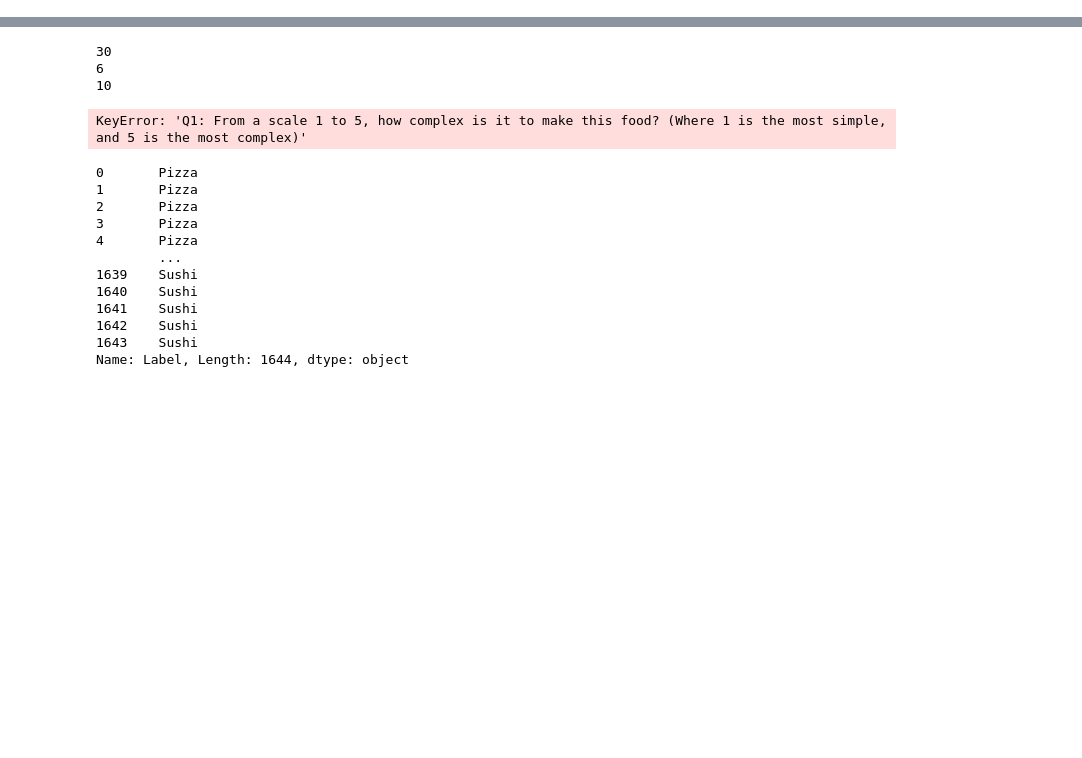
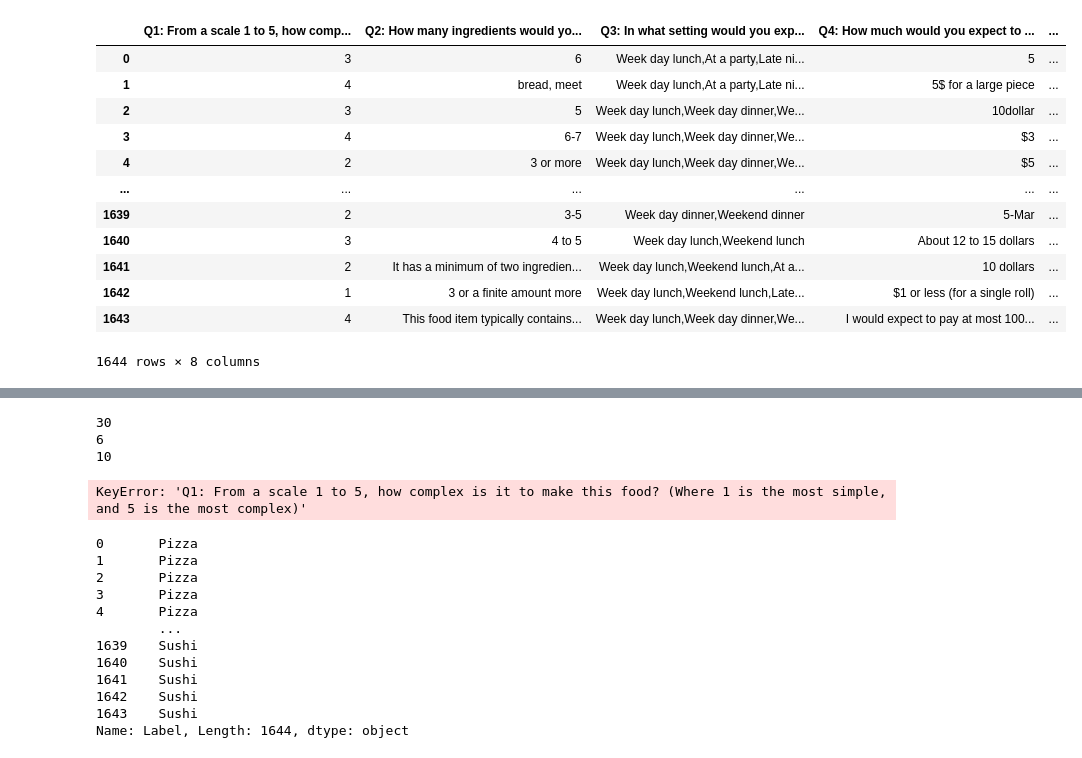
Before and after one commit to jamdays/311-Project-, a Jupyter notebook: cleaning_data.ipynb, the cells around one changed output, grey strips where cells are left out. Cells and saved outputs as stored; diff of their text form; code cells hidden in the pictures; blank space fills up the shorter version.

```diff
--- a/cleaning_data.ipynb
+++ b/cleaning_data.ipynb
@@ -1,25 +1,40 @@
 # %%
 # Loading in dataset
 import pandas as pd
 import numpy as np
 
 def make_row(data):
   new_vector = np.array()
 
   if isinstance(s, string):
     s.replace(",", '')
 
   return float(s)
 
 df = pd.read_csv("./data/cleaned_data_combined_modified.csv")
     # Select a subset of features for the baseline model
 
 selected_features = ["Q1: From a scale 1 to 5, how complex is it to make this food? (Where 1 is the most simple, and 5 is the most complex)",
                          "Q2: How many ingredients would you expect this food item to contain?",
                          "Q3: In what setting would you expect this food to be served? Please check all that apply",
                          "Q4: How much would you expect to pay for one serving of this food item?",
                          "Q5: What movie do you think of when thinking of this food item?",
                          "Q6: What drink would you pair with this food item?",
                          "Q7: When you think about this food item, who does it remind you of?",
                          "Q8: How much hot sauce would you add to this food item?"]
 df = df[selected_features].copy()
+df
+# %% [output]
+|  | Q1: From a scale 1 to 5, how comp... | Q2: How many ingredients would yo... | Q3: In what setting would you exp... | Q4: How much would you expect to ... | ... |
+| 0 | 3 | 6 | Week day lunch,At a party,Late ni... | 5 | ... |
+| 1 | 4 | bread, meet | Week day lunch,At a party,Late ni... | 5$ for a large piece | ... |
+| 2 | 3 | 5 | Week day lunch,Week day dinner,We... | 10dollar | ... |
+| 3 | 4 | 6-7 | Week day lunch,Week day dinner,We... | $3 | ... |
+| 4 | 2 | 3 or more | Week day lunch,Week day dinner,We... | $5 | ... |
+| ... | ... | ... | ... | ... | ... |
+| 1639 | 2 | 3-5 | Week day dinner,Weekend dinner | 5-Mar | ... |
+| 1640 | 3 | 4 to 5 | Week day lunch,Weekend lunch | About 12 to 15 dollars | ... |
+| 1641 | 2 | It has a minimum of two ingredien... | Week day lunch,Weekend lunch,At a... | 10 dollars | ... |
+| 1642 | 1 | 3 or a finite amount more | Week day lunch,Weekend lunch,Late... | $1 or less (for a single roll) | ... |
+| 1643 | 4 | This food item typically contains... | Week day lunch,Week day dinner,We... | I would expect to pay at most 100... | ... |
+1644 rows × 8 columns
```
Also changed, not shown: parts of 1 cell of this notebook, 9 other files.
